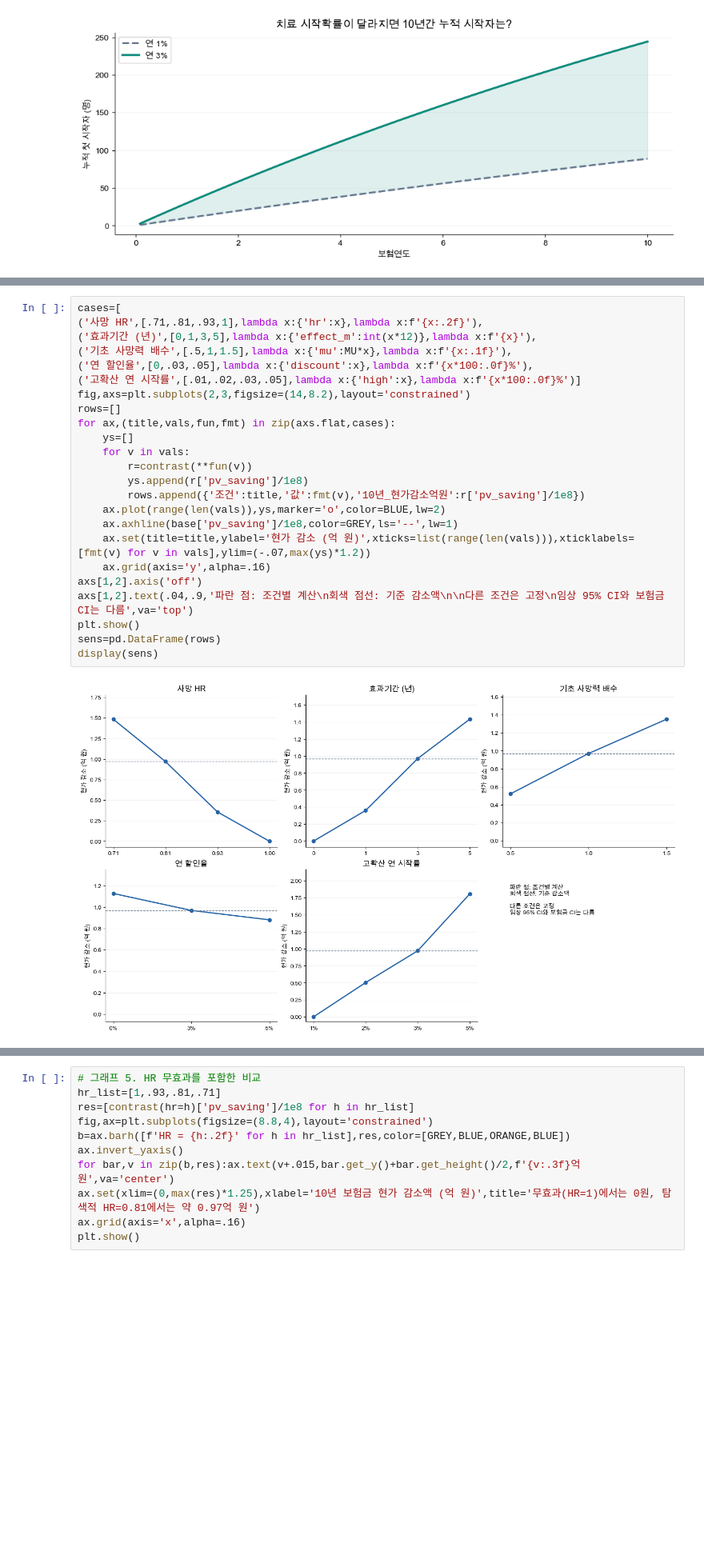
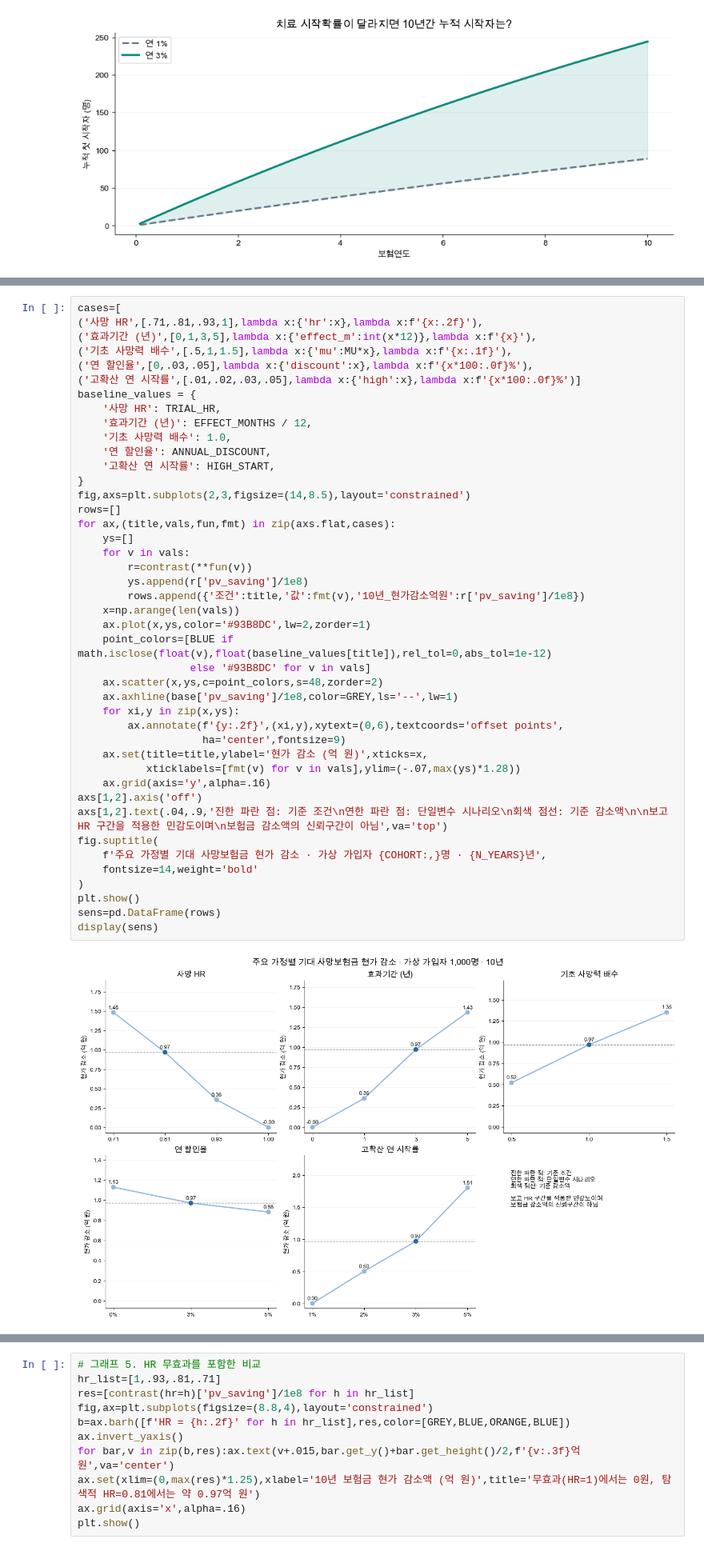
Before and after one commit to Dana-J2/glp1_pricing_analysis, a Jupyter notebook: notebooks/impact/01_위고비_사망보장_국내연구.ipynb, the cells around one changed output, grey strips where cells are left out. Shown at 80% size. Cells and saved outputs as stored; diff of their text form; blank space fills up the shorter version.

```diff
--- a/notebooks/impact/01_위고비_사망보장_국내연구.ipynb
+++ b/notebooks/impact/01_위고비_사망보장_국내연구.ipynb
@@ -260,29 +346,48 @@ plt.show()
 # %%
 cases=[
 ('사망 HR',[.71,.81,.93,1],lambda x:{'hr':x},lambda x:f'{x:.2f}'),
 ('효과기간 (년)',[0,1,3,5],lambda x:{'effect_m':int(x*12)},lambda x:f'{x}'),
 ('기초 사망력 배수',[.5,1,1.5],lambda x:{'mu':MU*x},lambda x:f'{x:.1f}'),
 ('연 할인율',[0,.03,.05],lambda x:{'discount':x},lambda x:f'{x*100:.0f}%'),
 ('고확산 연 시작률',[.01,.02,.03,.05],lambda x:{'high':x},lambda x:f'{x*100:.0f}%')]
-fig,axs=plt.subplots(2,3,figsize=(14,8.2),layout='constrained')
+baseline_values = {
+    '사망 HR': TRIAL_HR,
+    '효과기간 (년)': EFFECT_MONTHS / 12,
+    '기초 사망력 배수': 1.0,
+    '연 할인율': ANNUAL_DISCOUNT,
+    '고확산 연 시작률': HIGH_START,
+}
+fig,axs=plt.subplots(2,3,figsize=(14,8.5),layout='constrained')
 rows=[]
 for ax,(title,vals,fun,fmt) in zip(axs.flat,cases):
     ys=[]
     for v in vals:
         r=contrast(**fun(v))
         ys.append(r['pv_saving']/1e8)
         rows.append({'조건':title,'값':fmt(v),'10년_현가감소억원':r['pv_saving']/1e8})
-    ax.plot(range(len(vals)),ys,marker='o',color=BLUE,lw=2)
+    x=np.arange(len(vals))
+    ax.plot(x,ys,color='#93B8DC',lw=2,zorder=1)
+    point_colors=[BLUE if math.isclose(float(v),float(baseline_values[title]),rel_tol=0,abs_tol=1e-12)
+                  else '#93B8DC' for v in vals]
+    ax.scatter(x,ys,c=point_colors,s=48,zorder=2)
     ax.axhline(base['pv_saving']/1e8,color=GREY,ls='--',lw=1)
-    ax.set(title=title,ylabel='현가 감소 (억 원)',xticks=list(range(len(vals))),xticklabels=[fmt(v) for v in vals],ylim=(-.07,max(ys)*1.2))
+    for xi,y in zip(x,ys):
+        ax.annotate(f'{y:.2f}',(xi,y),xytext=(0,6),textcoords='offset points',
+                    ha='center',fontsize=9)
+    ax.set(title=title,ylabel='현가 감소 (억 원)',xticks=x,
+           xticklabels=[fmt(v) for v in vals],ylim=(-.07,max(ys)*1.28))
     ax.grid(axis='y',alpha=.16)
 axs[1,2].axis('off')
-axs[1,2].text(.04,.9,'파란 점: 조건별 계산\n회색 점선: 기준 감소액\n\n다른 조건은 고정\n임상 95% CI와 보험금 CI는 다름',va='top')
+axs[1,2].text(.04,.9,'진한 파란 점: 기준 조건\n연한 파란 점: 단일변수 시나리오\n회색 점선: 기준 감소액\n\n보고 HR 구간을 적용한 민감도이며\n보험금 감소액의 신뢰구간이 아님',va='top')
+fig.suptitle(
+    f'주요 가정별 기대 사망보험금 현가 감소 · 가상 가입자 {COHORT:,}명 · {N_YEARS}년',
+    fontsize=14,weight='bold'
+)
 plt.show()
 sens=pd.DataFrame(rows)
 display(sens)
 # %% [output]
-[figure, old version]
+[figure, new version]
 |  | 조건 | 값 | 10년_현가감소억원 |
 | 0 | 사망 HR | 0.71 | 1.483245e+00 |
 | 1 | 사망 HR | 0.81 | 9.696186e-01 |
```
Also changed, not shown: parts of 32 cells of this notebook, 5 other files.
